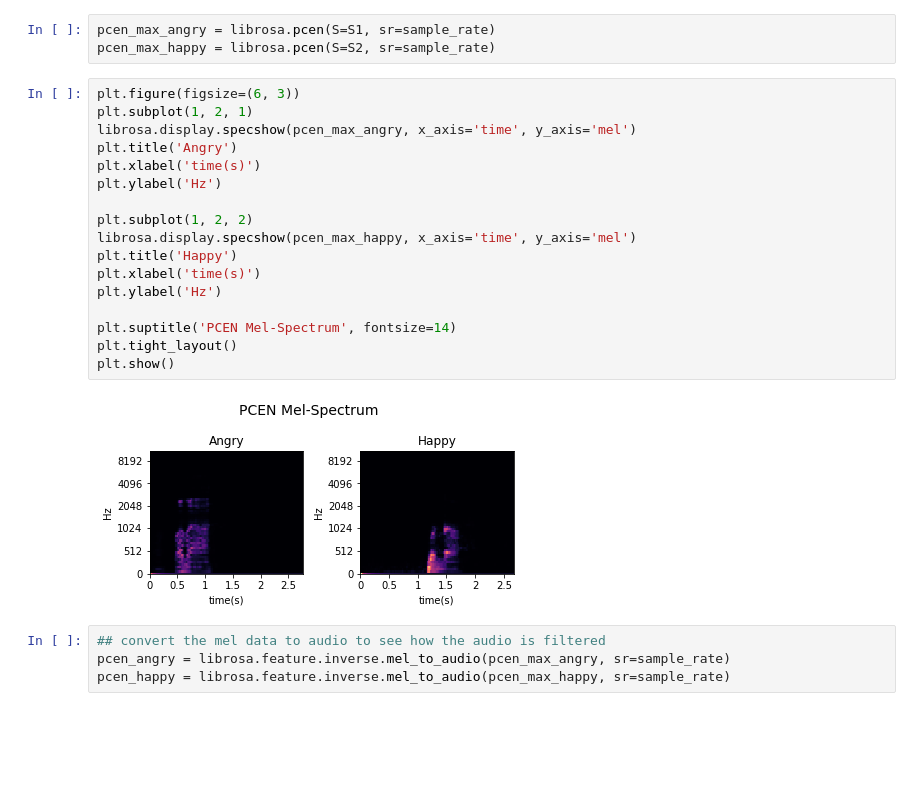
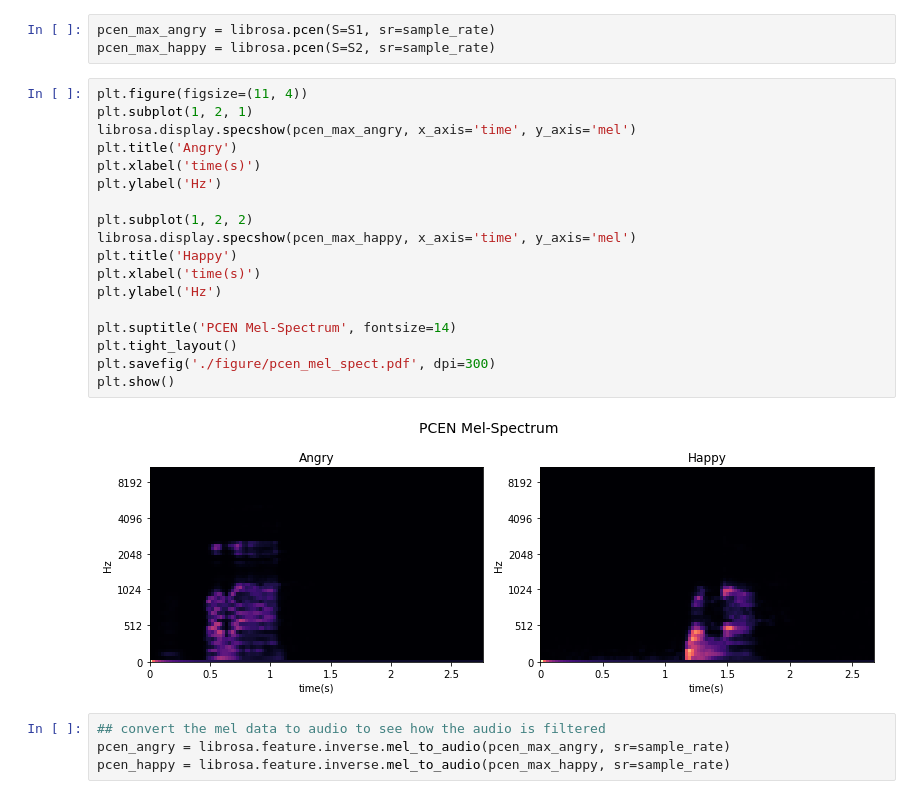
Before and after one commit to manami-16/voice_classification, a Jupyter notebook: data_exploration.ipynb, the cells around one changed output. Cells and saved outputs as stored; diff of their text form; blank space fills up the shorter version.

```diff
--- a/data_exploration.ipynb
+++ b/data_exploration.ipynb
@@ -224,24 +319,25 @@ sd.play(happy_data, sample_rate)
 pcen_max_angry = librosa.pcen(S=S1, sr=sample_rate)
 pcen_max_happy = librosa.pcen(S=S2, sr=sample_rate)
 # %%
-plt.figure(figsize=(6, 3))
+plt.figure(figsize=(11, 4))
 plt.subplot(1, 2, 1)
 librosa.display.specshow(pcen_max_angry, x_axis='time', y_axis='mel')
 plt.title('Angry')
 plt.xlabel('time(s)')
 plt.ylabel('Hz')
 
 plt.subplot(1, 2, 2)
 librosa.display.specshow(pcen_max_happy, x_axis='time', y_axis='mel')
 plt.title('Happy')
 plt.xlabel('time(s)')
 plt.ylabel('Hz')
 
 plt.suptitle('PCEN Mel-Spectrum', fontsize=14)
 plt.tight_layout()
+plt.savefig('./figure/pcen_mel_spect.pdf', dpi=300)
 plt.show()
 # %% [output]
-[figure, old version]
+[figure, new version]
 # %%
 ## convert the mel data to audio to see how the audio is filtered
 pcen_angry = librosa.feature.inverse.mel_to_audio(pcen_max_angry, sr=sample_rate)
```
Also changed, not shown: parts of 21 cells of this notebook, 20 other files.
